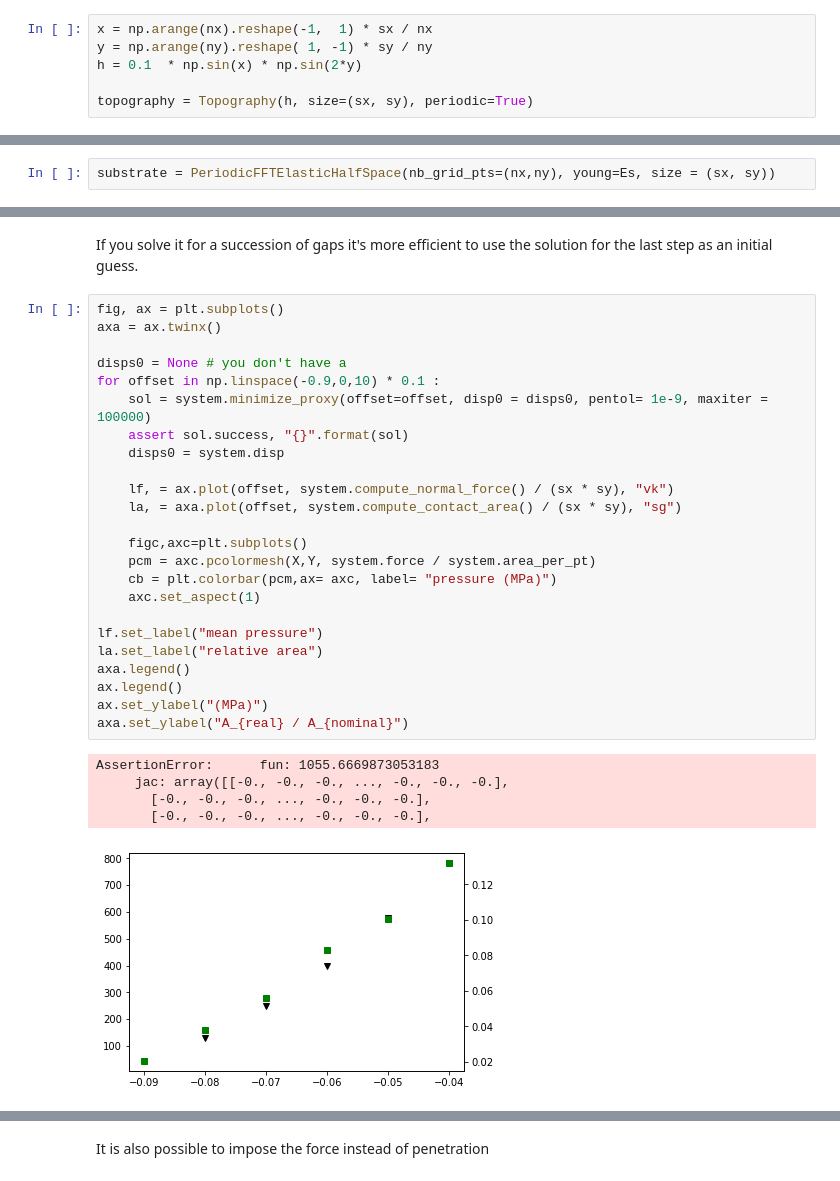
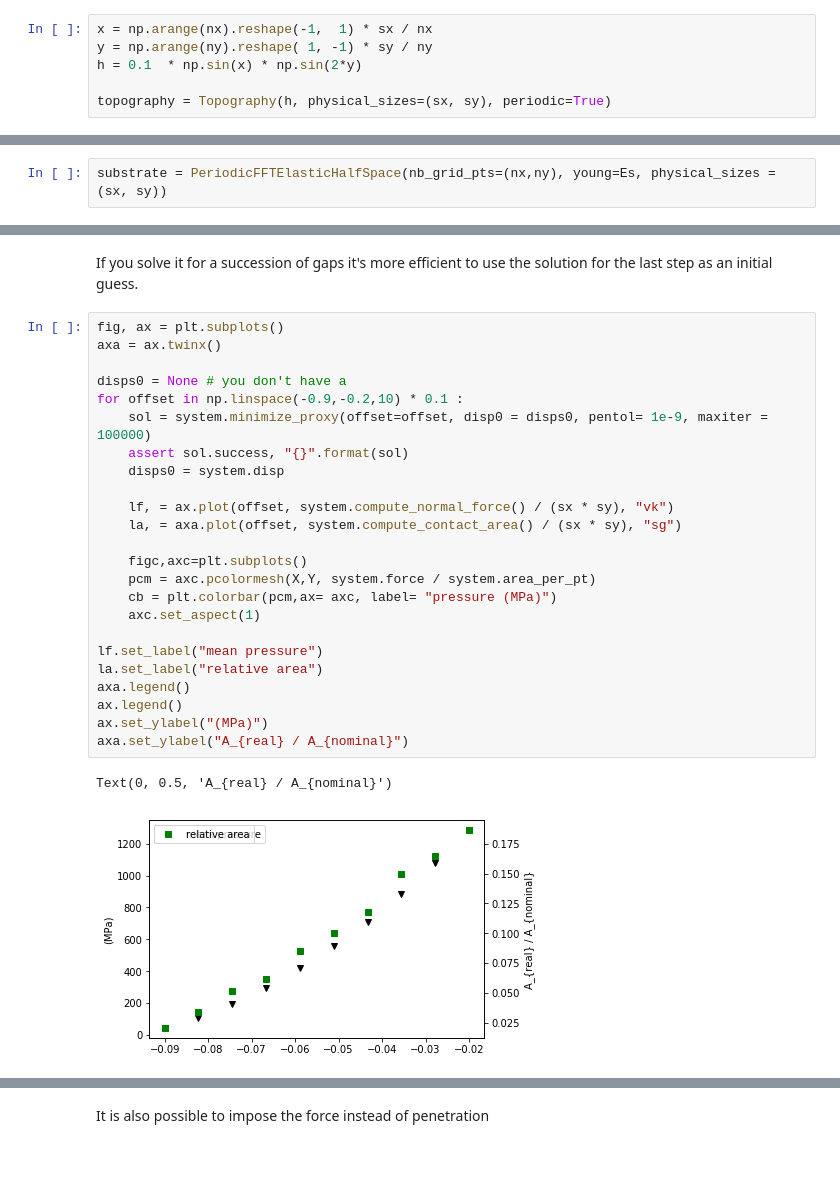
Before and after one commit to ContactEngineering/ContactMechanics, a Jupyter notebook: examples/Hardwall_Simulation.ipynb, the cells around one changed output, grey strips where cells are left out. Saved outputs shown, nothing was run; the diff lists cells and outputs as text.

```diff
--- a/examples/Hardwall_Simulation.ipynb
+++ b/examples/Hardwall_Simulation.ipynb
@@ -30,7 +30,7 @@ x = np.arange(nx).reshape(-1,  1) * sx / nx
 y = np.arange(ny).reshape( 1, -1) * sy / ny
 h = 0.1  * np.sin(x) * np.sin(2*y)
 
-topography = Topography(h, size=(sx, sy), periodic=True)
+topography = Topography(h, physical_sizes=(sx, sy), periodic=True)
 # %%
 fig, ax = plt.subplots()
 
@@ -74,5 +74,5 @@ The proportionality factors depend on the wavevector and are precomputed at the
 # %%
-substrate = PeriodicFFTElasticHalfSpace(nb_grid_pts=(nx,ny), young=Es, size = (sx, sy))
+substrate = PeriodicFFTElasticHalfSpace(nb_grid_pts=(nx,ny), young=Es, physical_sizes = (sx, sy))
 # %% [markdown]
 ## Interaction
 
@@ -116,31 +116,28 @@ If you solve it for a succession of gaps it's more efficient to use the solution
 # %%
 fig, ax = plt.subplots()
 axa = ax.twinx()
 
 disps0 = None # you don't have a
-for offset in np.linspace(-0.9,0,10) * 0.1 :
+for offset in np.linspace(-0.9,-0.2,10) * 0.1 :
     sol = system.minimize_proxy(offset=offset, disp0 = disps0, pentol= 1e-9, maxiter = 100000)
     assert sol.success, "{}".format(sol)
     disps0 = system.disp
 
     lf, = ax.plot(offset, system.compute_normal_force() / (sx * sy), "vk")
     la, = axa.plot(offset, system.compute_contact_area() / (sx * sy), "sg")
 
     figc,axc=plt.subplots()
     pcm = axc.pcolormesh(X,Y, system.force / system.area_per_pt)
     cb = plt.colorbar(pcm,ax= axc, label= "pressure (MPa)")
     axc.set_aspect(1)
 
 lf.set_label("mean pressure")
 la.set_label("relative area")
 axa.legend()
 ax.legend()
 ax.set_ylabel("(MPa)")
 axa.set_ylabel("A_{real} / A_{nominal}")
 # %% [output]
-AssertionError:      fun: 1055.6669873053183
-     jac: array([[-0., -0., -0., ..., -0., -0., -0.],
-       [-0., -0., -0., ..., -0., -0., -0.],
-       [-0., -0., -0., ..., -0., -0., -0.],
+Text(0, 0.5, 'A_{real} / A_{nominal}')
-[figure, old version]
+[figure, new version]
 [figure]
```
Also changed, not shown: parts of 14 cells of this notebook.
